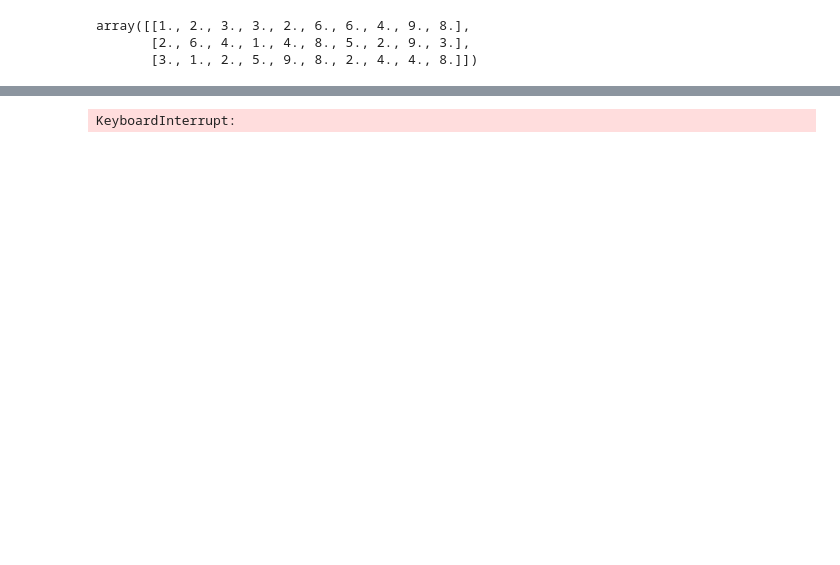
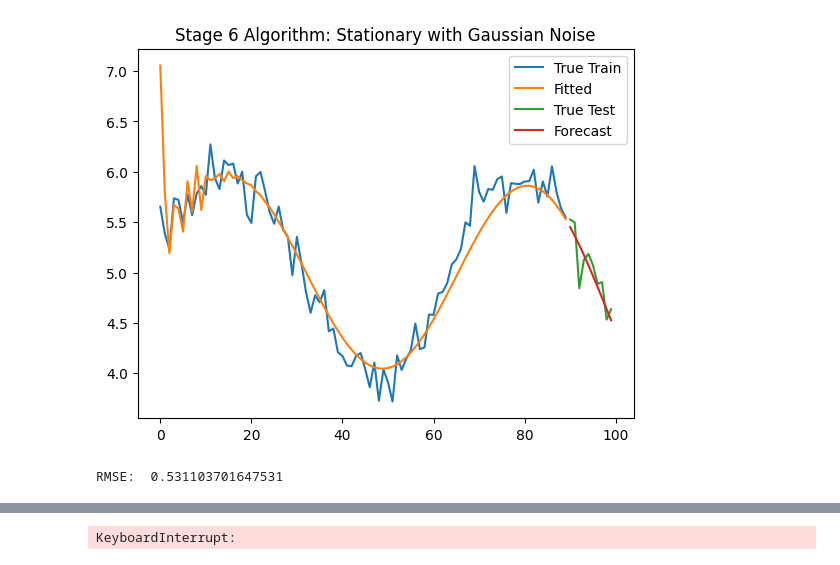
Before and after one commit to chrischris531/fyp, a Jupyter notebook: stage_6_algorithm_notebook.ipynb, the cells around one changed output, grey strips where cells are left out. Drawn from its saved outputs; the diff is of its cells as text; code cells hidden in the pictures; blank space fills up the shorter version.

```diff
--- a/stage_6_algorithm_notebook.ipynb
+++ b/stage_6_algorithm_notebook.ipynb
@@ -11,16 +13,2 @@ import jax
-# %%
-t = np.array(
-  [
-    [1, 2, 3, 3, 2, 6, 6, 4, 9, 8],
-    [2, 6, 4, 1, 4, 8, 5, 2, 9, 3],
-    [3, 1, 2, 5, 9, 8, 2, 4, 4, 8]
-  ]
-)
-
-alg.hankelise(t, 1)
-# %% [output]
-array([[1., 2., 3., 3., 2., 6., 6., 4., 9., 8.],
-       [2., 6., 4., 1., 4., 8., 5., 2., 9., 3.],
-       [3., 1., 2., 5., 9., 8., 2., 4., 4., 8.]])
 # %%
 class Stage6Algorithm():
@@ -106,0 +125,27 @@ class Stage6Algorithm():
+# %%
+np.random.seed(0)
+num_elements, num_features, order, test_len = 100, 1, 10, 10
+toy_datasets = ToyDatasets(num_elements=num_elements)
+toy_data = toy_datasets.periodical_sinusoidal_with_both_noise().reshape(-1, 1).T
+toy_data = np.tile(toy_data, (num_features, 1))
+for i in range(num_features):
+  toy_data[i, :] += i
+train_data, test_data = toy_data[:, :toy_data.shape[1]-test_len], toy_data[:, toy_data.shape[1]-test_len:]
+alg = Stage6Algorithm(num_features=num_features, ar_order=order)
+
+alg.fit(train_data)
+
+fitted = alg.X
+forecasted = alg.forecast(fitted, test_len)
+plt.plot(range(train_data.shape[1]), train_data.T, label="True Train")
+plt.plot(range(train_data.shape[1]), fitted.T, label="Fitted")
+plt.plot(range(train_data.shape[1], train_data.shape[1]+test_data.shape[1]), test_data.T, label="True Test")
+plt.plot(range(train_data.shape[1], train_data.shape[1]+test_data.shape[1]), forecasted.T, label="Forecast")
+plt.title("Stage 6 Algorithm: Stationary with Gaussian Noise")
+plt.legend()
+plt.show()
+accuracy = alg.evaluate(test_data, forecasted)
+print("RMSE: ", accuracy)
+# %% [output]
+[figure, added]
+RMSE:  0.531103701647531
```
Also changed, not shown: parts of 7 cells of this notebook, 1 other file.
